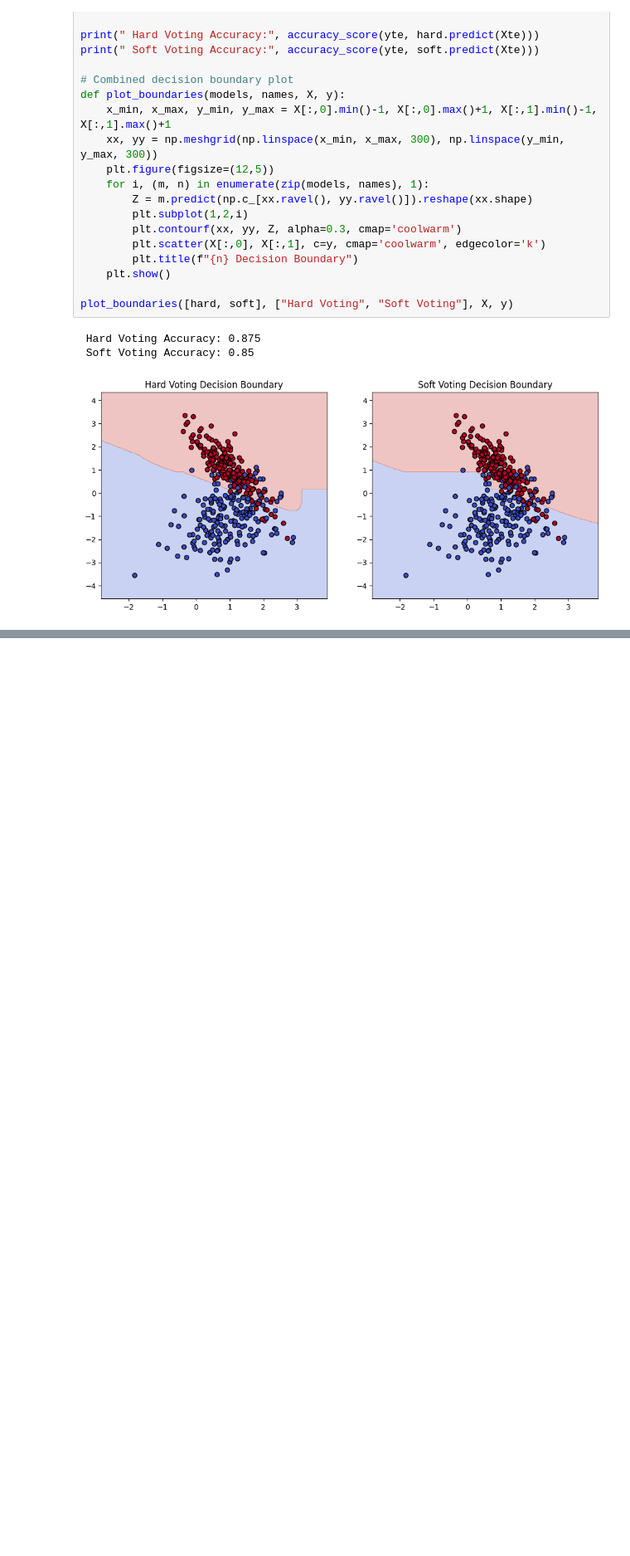
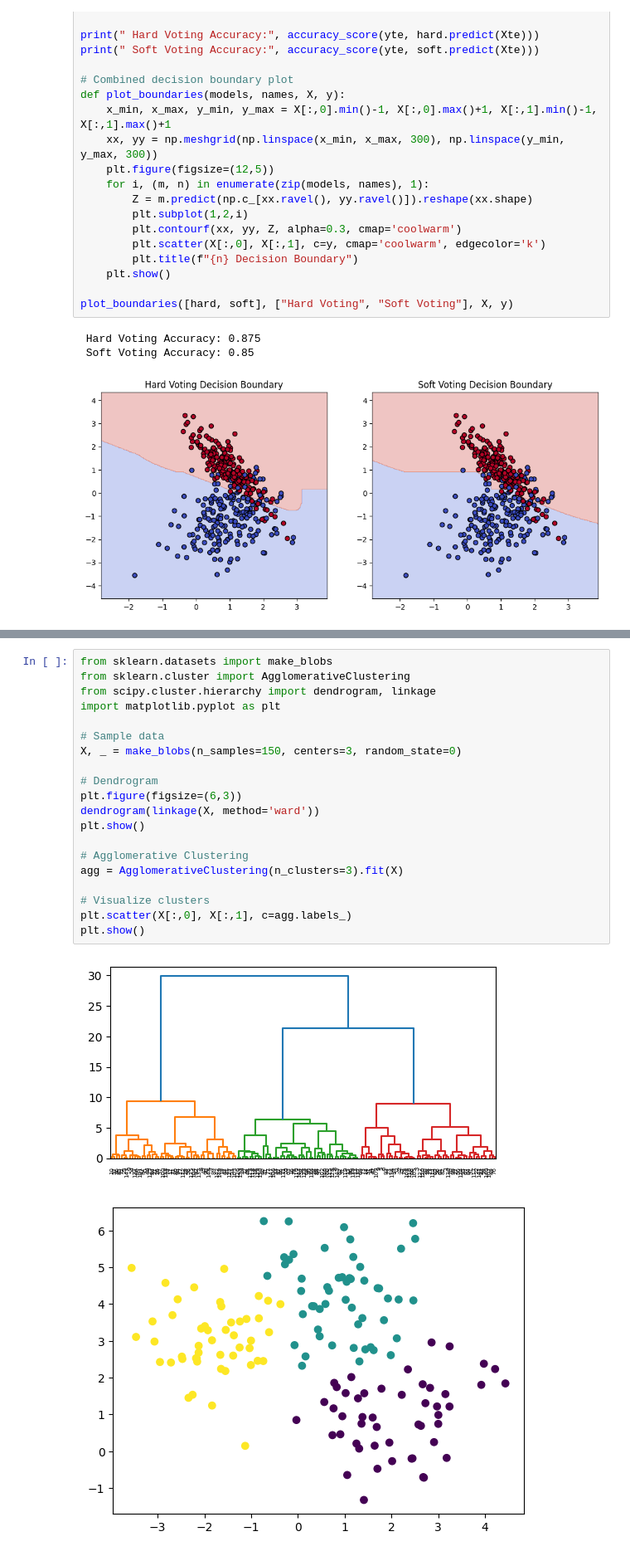
Before and after one commit to Vamc-24/LAB3-1, a Jupyter notebook: lab 3-1/ML/ML Programs.ipynb, the cells around one changed output, grey strips where cells are left out. Shown at 83% size. Saved outputs shown, nothing was run; the diff lists cells and outputs as text; blank space fills up the shorter version.

```diff
--- a/lab 3-1/ML/ML Programs.ipynb
+++ b/lab 3-1/ML/ML Programs.ipynb
@@ -1100,0 +931,23 @@ plot_boundaries([hard, soft], ["Hard Voting", "Soft Voting"], X, y)
+# %%
+from sklearn.datasets import make_blobs
+from sklearn.cluster import AgglomerativeClustering
+from scipy.cluster.hierarchy import dendrogram, linkage
+import matplotlib.pyplot as plt
+
+# Sample data
+X, _ = make_blobs(n_samples=150, centers=3, random_state=0)
+
+# Dendrogram
+plt.figure(figsize=(6,3))
+dendrogram(linkage(X, method='ward'))
+plt.show()
+
+# Agglomerative Clustering
+agg = AgglomerativeClustering(n_clusters=3).fit(X)
+
+# Visualize clusters
+plt.scatter(X[:,0], X[:,1], c=agg.labels_)
+plt.show()
+# %% [output]
+[figure, added]
+[figure, added]
```
Also changed, not shown: parts of 78 cells of this notebook.
